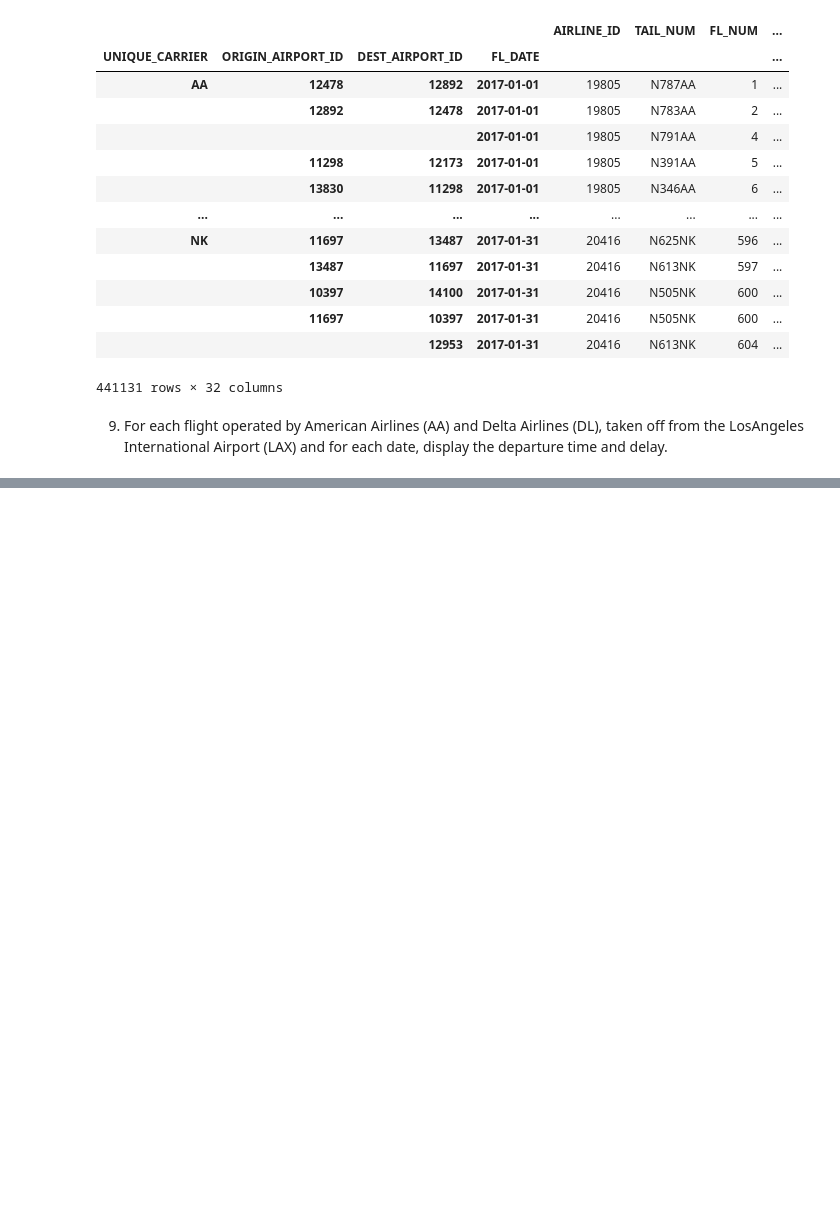
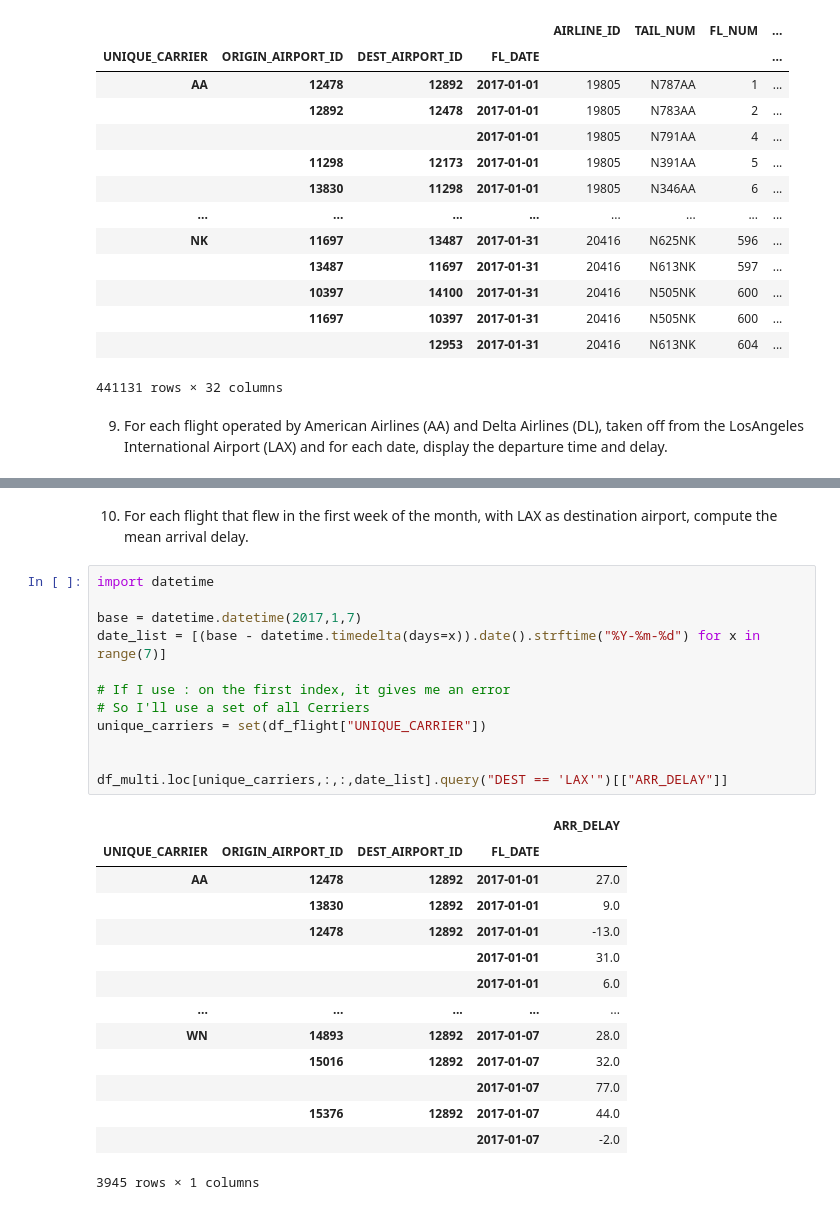
Before and after one commit to francescodisalvo05/Data-Science-Lab-Exercises, a Jupyter notebook: Notebooks/5-Laboratory-04-11-2020.ipynb, the cells around one changed output, grey strips where cells are left out. Saved outputs shown, nothing was run; the diff lists cells and outputs as text; blank space fills up the shorter version.

```diff
--- a/Notebooks/5-Laboratory-04-11-2020.ipynb
+++ b/Notebooks/5-Laboratory-04-11-2020.ipynb
@@ -496,0 +518,29 @@ df_multi
+# %% [markdown]
+10. For each flight that flew in the first week of the month, with LAX as destination airport, compute the mean arrival delay.
+# %%
+import datetime
+
+base = datetime.datetime(2017,1,7)
+date_list = [(base - datetime.timedelta(days=x)).date().strftime("%Y-%m-%d") for x in range(7)]
+
+# If I use : on the first index, it gives me an error
+# So I'll use a set of all Cerriers
+unique_carriers = set(df_flight["UNIQUE_CARRIER"])
+
+
+df_multi.loc[unique_carriers,:,:,date_list].query("DEST == 'LAX'")[["ARR_DELAY"]]
+# %% [output]
+|  |  |  |  | ARR_DELAY |
+| UNIQUE_CARRIER | ORIGIN_AIRPORT_ID | DEST_AIRPORT_ID | FL_DATE |  |
+| AA | 12478 | 12892 | 2017-01-01 | 27.0 |
+|  | 13830 | 12892 | 2017-01-01 | 9.0 |
+|  | 12478 | 12892 | 2017-01-01 | -13.0 |
+|  |  |  | 2017-01-01 | 31.0 |
+|  |  |  | 2017-01-01 | 6.0 |
+| ... | ... | ... | ... | ... |
+| WN | 14893 | 12892 | 2017-01-07 | 28.0 |
+|  | 15016 | 12892 | 2017-01-07 | 32.0 |
+|  |  |  | 2017-01-07 | 77.0 |
+|  | 15376 | 12892 | 2017-01-07 | 44.0 |
+|  |  |  | 2017-01-07 | -2.0 |
+3945 rows × 1 columns
```
Also changed, not shown: parts of 6 cells of this notebook.
